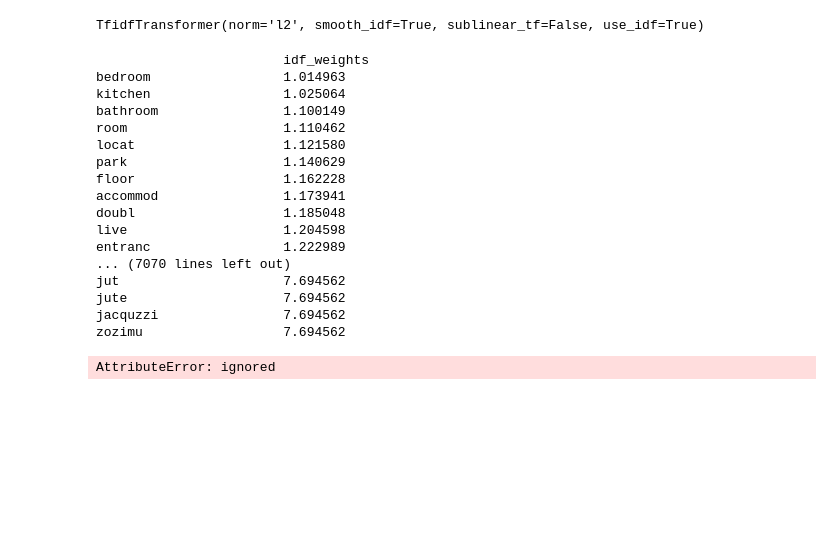
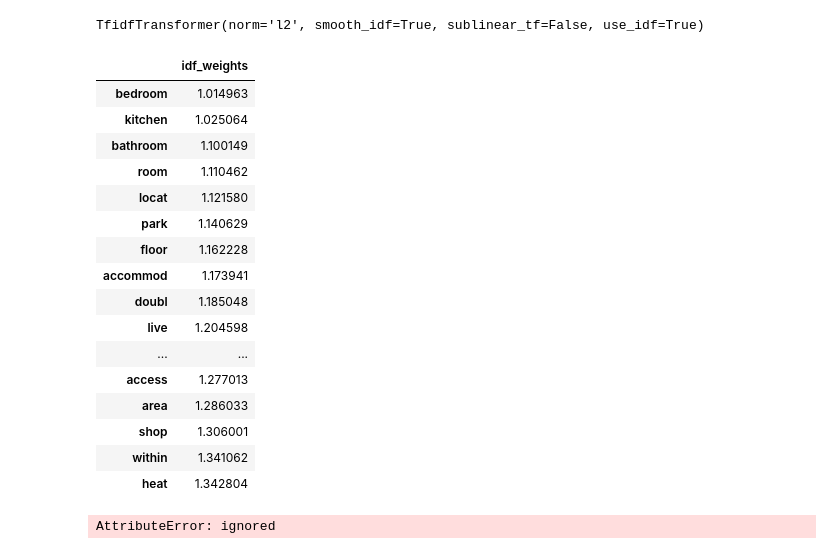
Before and after one commit to markdevine/ET5003_SEM1_2021-2, a Jupyter notebook: ET5003_KaggleCompetition_MarkDevine_19187289.ipynb, the cells around one changed output. Saved outputs shown, nothing was run; the diff lists cells and outputs as text; code cells hidden in the pictures; blank space fills up the shorter version.

```diff
--- a/ET5003_KaggleCompetition_MarkDevine_19187289.ipynb
+++ b/ET5003_KaggleCompetition_MarkDevine_19187289.ipynb
@@ -856,27 +856,27 @@ TfidfTransformer(norm='l2', smooth_idf=True, sublinear_tf=False, use_idf=True)
 # %%
 # print idf values
 df_idf = pd.DataFrame(tfidf_transformer.idf_, index=vectorizer.get_feature_names(),columns=["idf_weights"])
 
-# sort ascending
-df_idf.sort_values(by=['idf_weights'])
+# sort ascending and just display the top 20 words
+df_idf.sort_values(by=['idf_weights']).head(20)
 # %% [output]
-                        idf_weights
-bedroom                 1.014963
-kitchen                 1.025064
-bathroom                1.100149
-room                    1.110462
-locat                   1.121580
-park                    1.140629
-floor                   1.162228
-accommod                1.173941
-doubl                   1.185048
-live                    1.204598
-entranc                 1.222989
-... (7070 lines left out)
-jut                     7.694562
-jute                    7.694562
-jacquzzi                7.694562
-zozimu                  7.694562
+|  | idf_weights |
+| bedroom | 1.014963 |
+| kitchen | 1.025064 |
+| bathroom | 1.100149 |
+| room | 1.110462 |
+| locat | 1.121580 |
+| park | 1.140629 |
+| floor | 1.162228 |
+| accommod | 1.173941 |
+| doubl | 1.185048 |
+| live | 1.204598 |
+| ... | ... |
+| access | 1.277013 |
+| area | 1.286033 |
+| shop | 1.306001 |
+| within | 1.341062 |
+| heat | 1.342804 |
 # %%
 # settings that you use for count vectorizer will go here
 tfidf_vectorizer=TfidfVectorizer(use_idf=True)
```
